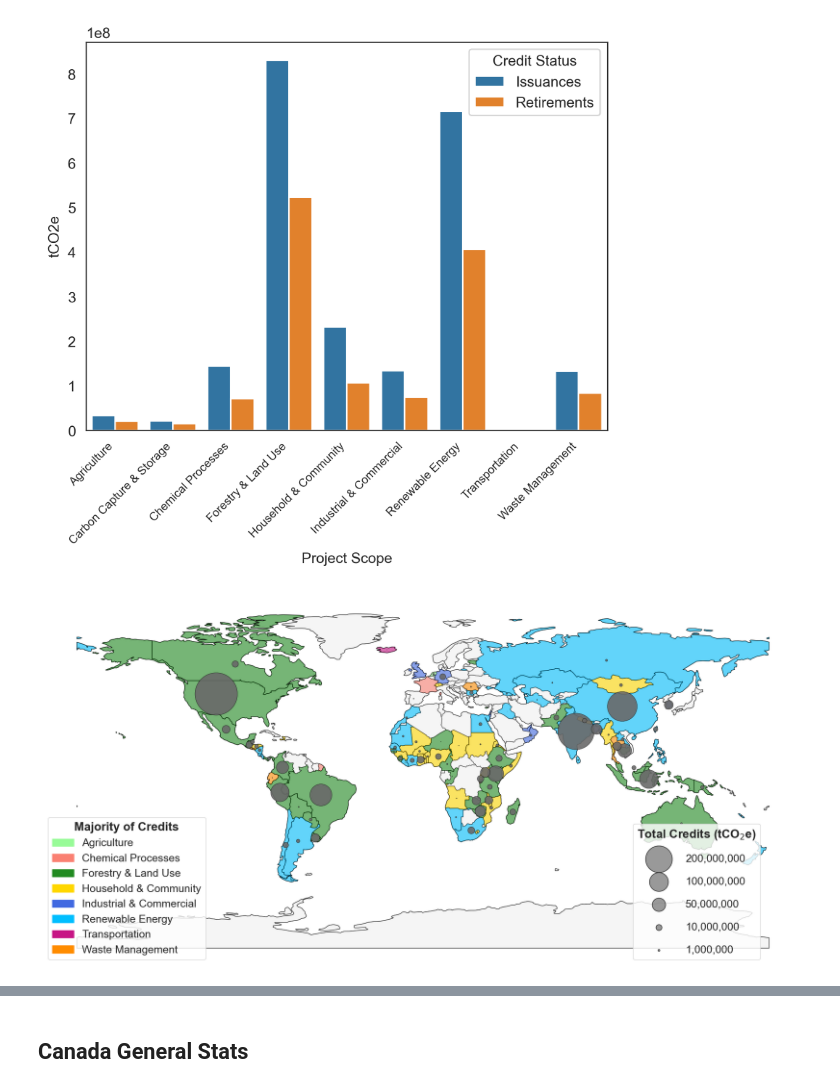
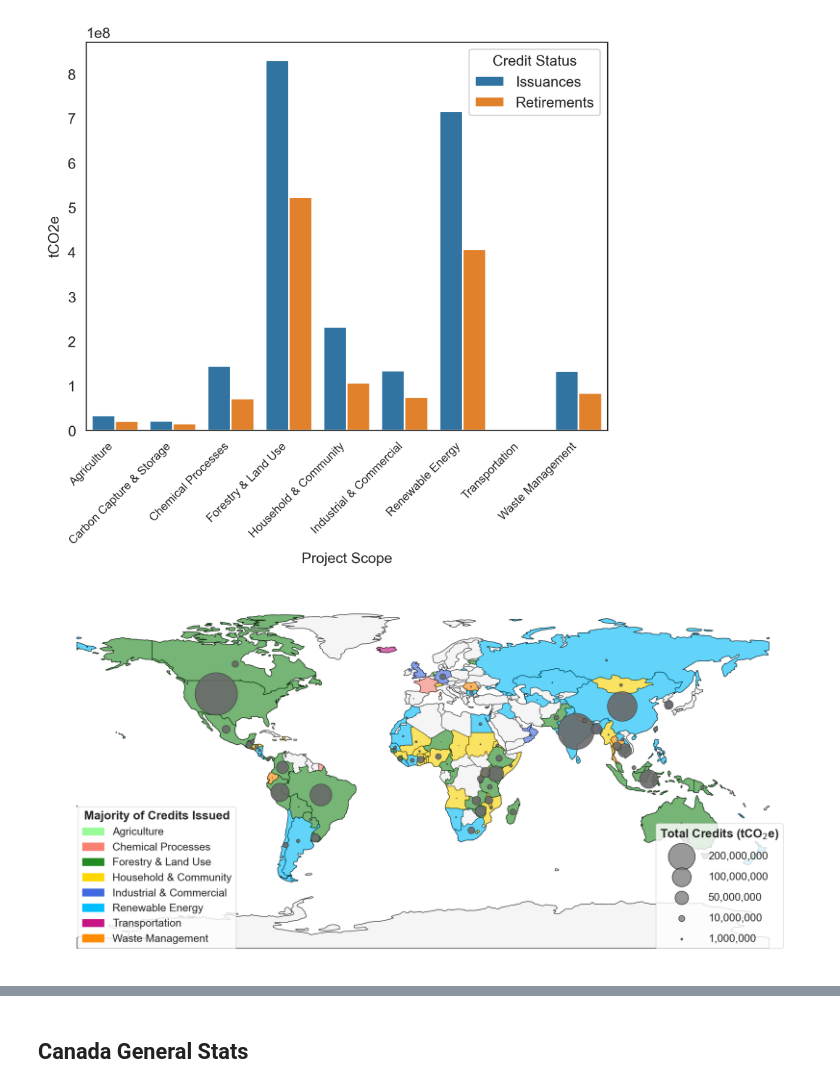
Before and after one commit to izzy-oceans/Carbon_Offsets_Project, a Jupyter notebook: code/VCM_Canada.ipynb, the cells around one changed output, grey strips where cells are left out. Drawn from its saved outputs; the diff is of its cells as text; code cells hidden in the pictures.

```diff
--- a/code/VCM_Canada.ipynb
+++ b/code/VCM_Canada.ipynb
@@ -183,6 +183,8 @@ scatter = ax.scatter(
     #merged.geometry.centroid.y,
     s=merged['Issuances'] * size_scale,  # Scale size here
     c='dimgray',           # Color by bins (or 'issuance_bin_labels')
+    #c=merged['issuance_bins'],           # Color by bins (or 'issuance_bin_labels')
+    #cmap='PuRd',
     alpha=0.9,
     edgecolors='k',
     linewidths=0.5
@@ -193,34 +195,34 @@ color_legend_patches = [mpatches.Patch(color=color, label=label) for label, colo
 legend1 = ax.legend(handles=color_legend_patches,
                     title='Majority of Credits Issued',
                     loc="lower left",
                     title_fontsize=20,
                     fontsize=18,
-                    bbox_to_anchor=(0.0, 0)
+                    bbox_to_anchor=(0.04, 0.03)
                     )
 ax.get_legend().get_title().set_weight('bold')
 # Custom legend for bubble sizes
 for size in sorted([1e6,1e7 ,5e7, 1e8, 2e8], reverse=True):  # draw largest first
     ax.scatter([], [], s=size * size_scale, c='gray', alpha=0.8, edgecolors='k',
                label=f'{int(size):,}')
 
 ax.legend(
     title="Total Credits (tCO$_2$e)",
     loc='lower right',
-    bbox_to_anchor=(0.95, 0),
+    bbox_to_anchor=(0.98, 0.03),
     frameon=True,
     fontsize=18,
     title_fontsize=20,
-    labelspacing=1.2,
+    labelspacing=1,
     handletextpad=1.5  # padding between handle and text
 )
 
 ax.add_artist(legend1)
 ax.get_legend().get_title().set_weight('bold')
 #ax.set_title('Global voluntary carbon credits Issued since conception (1996 - 2024)', fontsize=30, fontdict= )
 ax.axis('off')
 
 plt.tight_layout()
 plt.savefig("issuance_bubble_map.png", dpi=300)
 plt.show()
 # %% [output]
-[figure, old version]
+[figure, new version]
```
Also changed, not shown: parts of 5 cells of this notebook.
